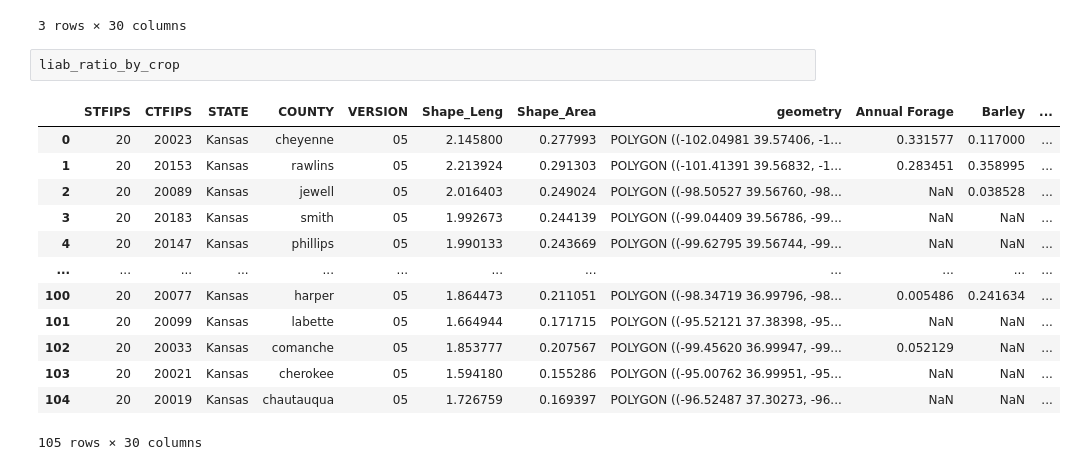
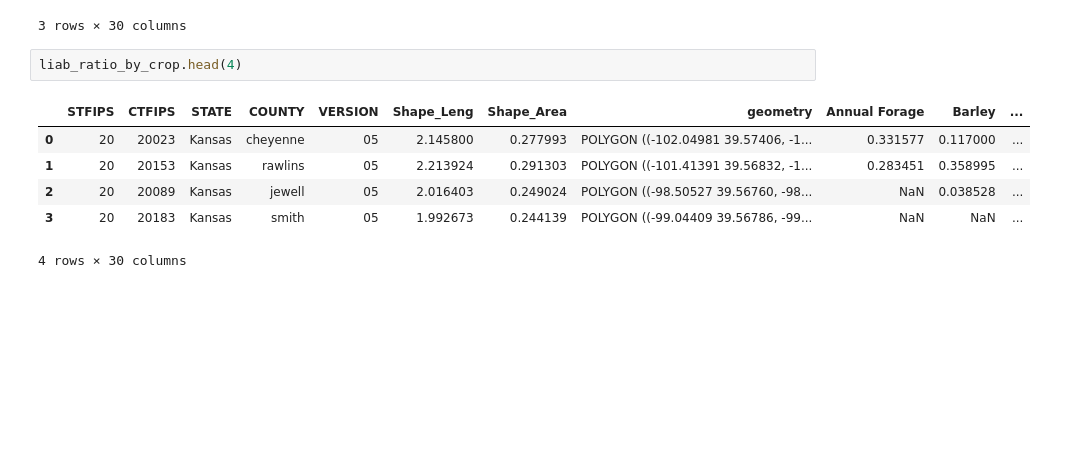
Before and after one commit to sarahannbowser/KS_agro_climatic_zones, a Jupyter notebook: data/data_processing/ci_validation_data.ipynb, the cells around one changed output. Cells and saved outputs as stored; diff of their text form; blank space fills up the shorter version.

```diff
--- a/data/data_processing/ci_validation_data.ipynb
+++ b/data/data_processing/ci_validation_data.ipynb
@@ -183,18 +182,11 @@ liab_ratio_by_crop.head(3)
 | 2 | 20 | 20089 | Kansas | jewell | 05 | 2.016403 | 0.249024 | POLYGON ((-98.50527 39.56760, -98... | NaN | 0.038528 | ... |
 3 rows × 30 columns
 # %%
-liab_ratio_by_crop
+liab_ratio_by_crop.head(4)
 # %% [output]
 |  | STFIPS | CTFIPS | STATE | COUNTY | VERSION | Shape_Leng | Shape_Area | geometry | Annual Forage | Barley | ... |
 | 0 | 20 | 20023 | Kansas | cheyenne | 05 | 2.145800 | 0.277993 | POLYGON ((-102.04981 39.57406, -1... | 0.331577 | 0.117000 | ... |
 | 1 | 20 | 20153 | Kansas | rawlins | 05 | 2.213924 | 0.291303 | POLYGON ((-101.41391 39.56832, -1... | 0.283451 | 0.358995 | ... |
 | 2 | 20 | 20089 | Kansas | jewell | 05 | 2.016403 | 0.249024 | POLYGON ((-98.50527 39.56760, -98... | NaN | 0.038528 | ... |
 | 3 | 20 | 20183 | Kansas | smith | 05 | 1.992673 | 0.244139 | POLYGON ((-99.04409 39.56786, -99... | NaN | NaN | ... |
-| 4 | 20 | 20147 | Kansas | phillips | 05 | 1.990133 | 0.243669 | POLYGON ((-99.62795 39.56744, -99... | NaN | NaN | ... |
-| ... | ... | ... | ... | ... | ... | ... | ... | ... | ... | ... | ... |
-| 100 | 20 | 20077 | Kansas | harper | 05 | 1.864473 | 0.211051 | POLYGON ((-98.34719 36.99796, -98... | 0.005486 | 0.241634 | ... |
-| 101 | 20 | 20099 | Kansas | labette | 05 | 1.664944 | 0.171715 | POLYGON ((-95.52121 37.38398, -95... | NaN | NaN | ... |
-| 102 | 20 | 20033 | Kansas | comanche | 05 | 1.853777 | 0.207567 | POLYGON ((-99.45620 36.99947, -99... | 0.052129 | NaN | ... |
-| 103 | 20 | 20021 | Kansas | cherokee | 05 | 1.594180 | 0.155286 | POLYGON ((-95.00762 36.99951, -95... | NaN | NaN | ... |
-| 104 | 20 | 20019 | Kansas | chautauqua | 05 | 1.726759 | 0.169397 | POLYGON ((-96.52487 37.30273, -96... | NaN | NaN | ... |
-105 rows × 30 columns
+4 rows × 30 columns
```
Also changed, not shown: parts of 1 cell of this notebook, 1 other file.
